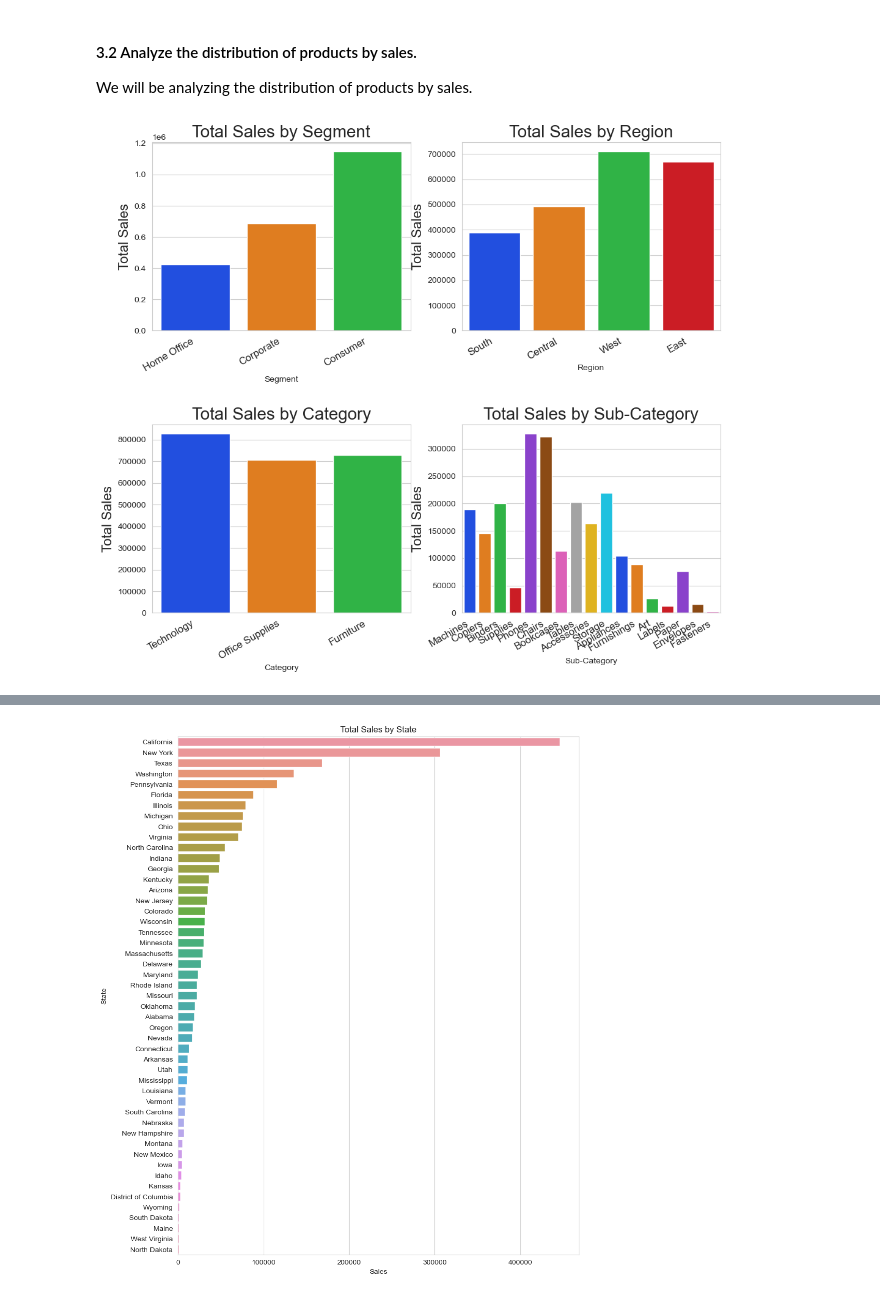
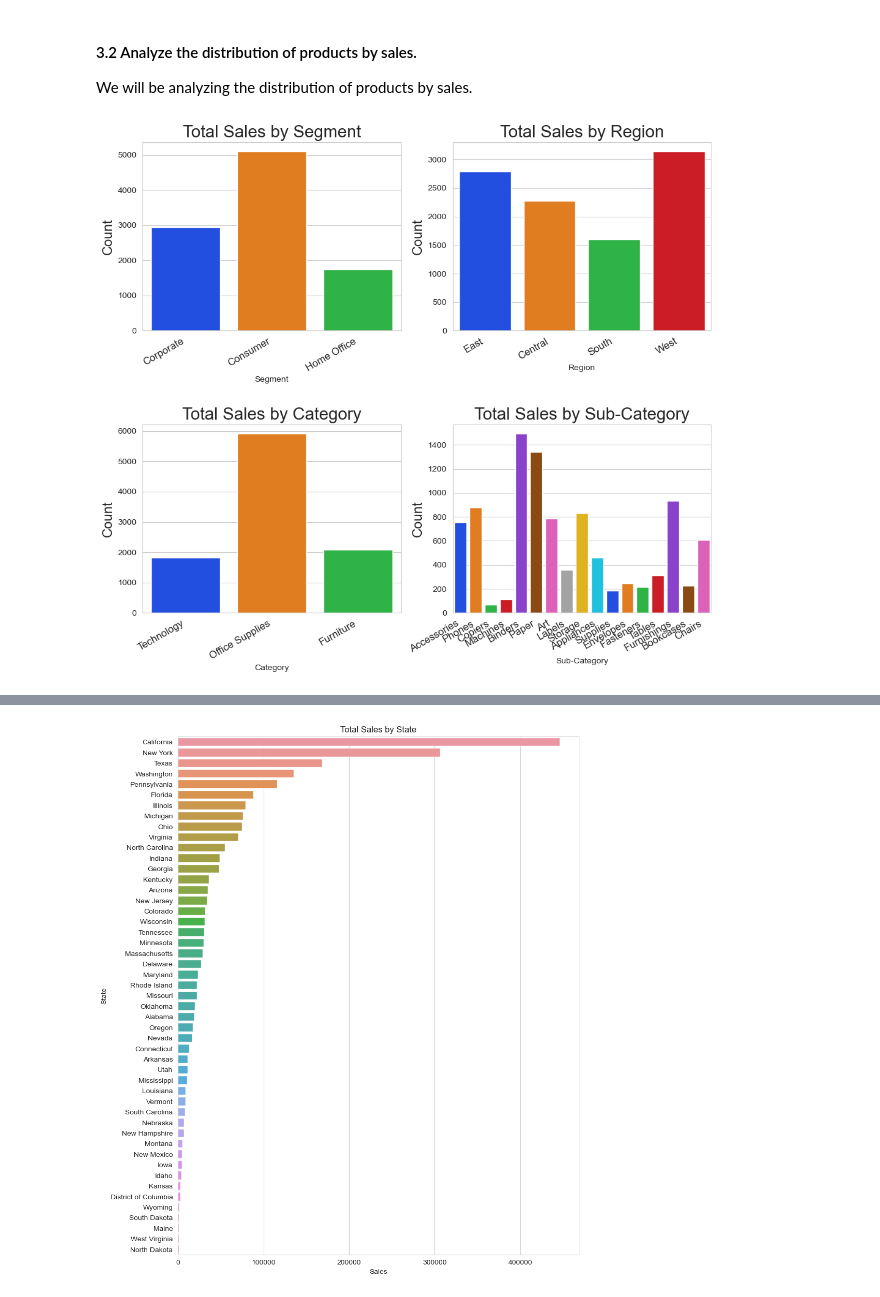
Before and after one commit to bibovaldez/Data-Analysis-Final-Req, a Jupyter notebook: Sales_Forecasting.ipynb, the cells around one changed output, grey strips where cells are left out. Saved outputs shown, nothing was run; the diff lists cells and outputs as text; code cells hidden in the pictures.

```diff
--- a/Sales_Forecasting.ipynb
+++ b/Sales_Forecasting.ipynb
@@ -186,24 +186,24 @@ in the output, we can see that the **Office Supplies** category has the highest
 #### 3.2 Analyze the distribution of products by sales.
 We will be analyzing the distribution of products by sales.
 # %%
-df = df.sort_values(by='Sales', ascending=False)
+data_sales = df.sort_values(by='Sales', ascending=False)
 
 sns.set_style("whitegrid")
 fig, axes = plt.subplots(2, 2, figsize=(12, 10))
 fig.subplots_adjust(hspace=0.5)
 
 # List of columns to plot
 columns = ['Segment', 'Region', 'Category', 'Sub-Category']
 
 # Create barplots for each column
 for i, column in enumerate(columns):
-    ax = axes[i // 2, i % 2]
-    sns.barplot(x=column, y='Sales', data=df, estimator=np.sum, errorbar=None, palette='bright', ax=ax)
-    ax.set_ylabel('Total Sales', fontsize=16)
+    ax = axes[i//2, i%2]
+    sns.countplot(x=column, data=df, palette='bright', ax=ax)
+    ax.set_ylabel('Count', fontsize=16)
     ax.set_title(f'Total Sales by {column}', fontsize=20)
     ax.set_xticklabels(ax.get_xticklabels(), rotation=30, ha='right', fontsize=12)
 
 # Display the plots
 plt.show()
 # %% [output]
-[figure, old version]
+[figure, new version]
```
Also changed, not shown: parts of 10 cells of this notebook.
